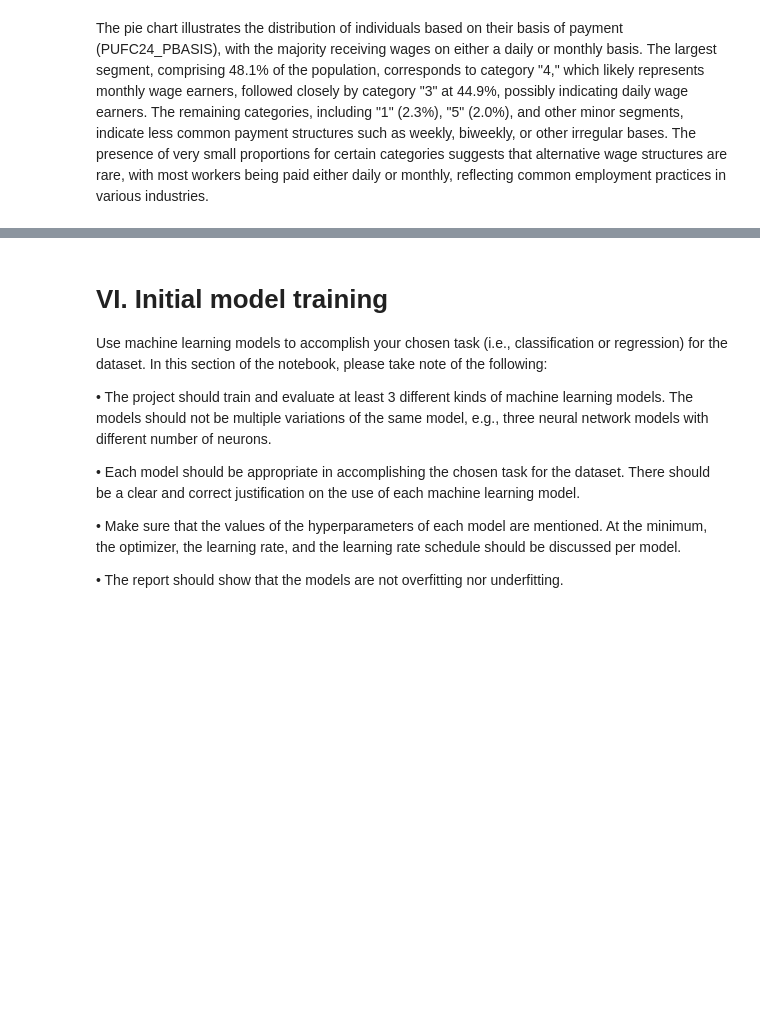
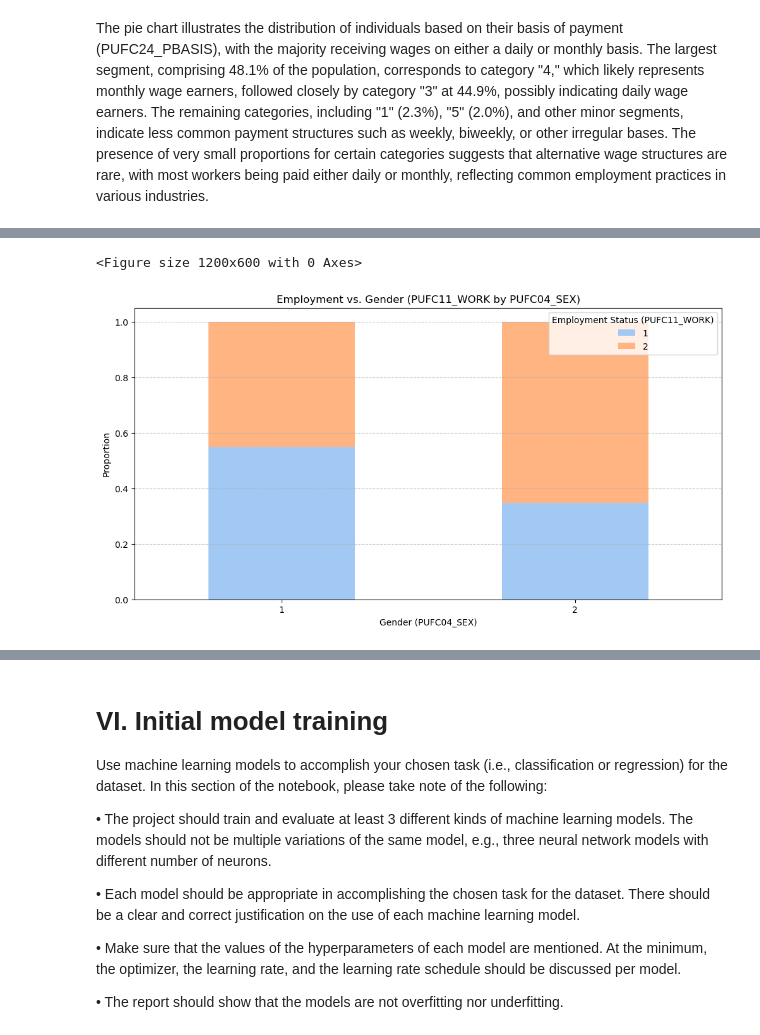
Before and after one commit to keishaleigh/STINTSYMCO, a Jupyter notebook: notebook.ipynb, the cells around one changed output, grey strips where cells are left out. Cells and saved outputs as stored; diff of their text form; code cells hidden in the pictures; blank space fills up the shorter version.

```diff
--- a/notebook.ipynb
+++ b/notebook.ipynb
@@ -510,0 +550,21 @@ The pie chart illustrates the distribution of individuals based on their basis o
+# %%
+plt.figure(figsize=(12, 6))
+cross_tab = pd.crosstab(laborforce_df['PUFC04_SEX'], laborforce_df['PUFC11_WORK'], normalize='index')
+
+cross_tab.plot(
+    kind='bar',
+    stacked=True,
+    color=sns.color_palette("pastel"),
+    figsize=(12, 6)
+)
+
+plt.title('Employment vs. Gender (PUFC11_WORK by PUFC04_SEX)')
+plt.xlabel('Gender (PUFC04_SEX)')
+plt.ylabel('Proportion')
+plt.legend(title='Employment Status (PUFC11_WORK)')
+plt.xticks(rotation=0)
+plt.grid(axis='y', linestyle='--', alpha=0.7)
+plt.show()
+# %% [output]
+<Figure size 1200x600 with 0 Axes>
+[figure, added]
```
Also changed, not shown: parts of 12 cells of this notebook.
